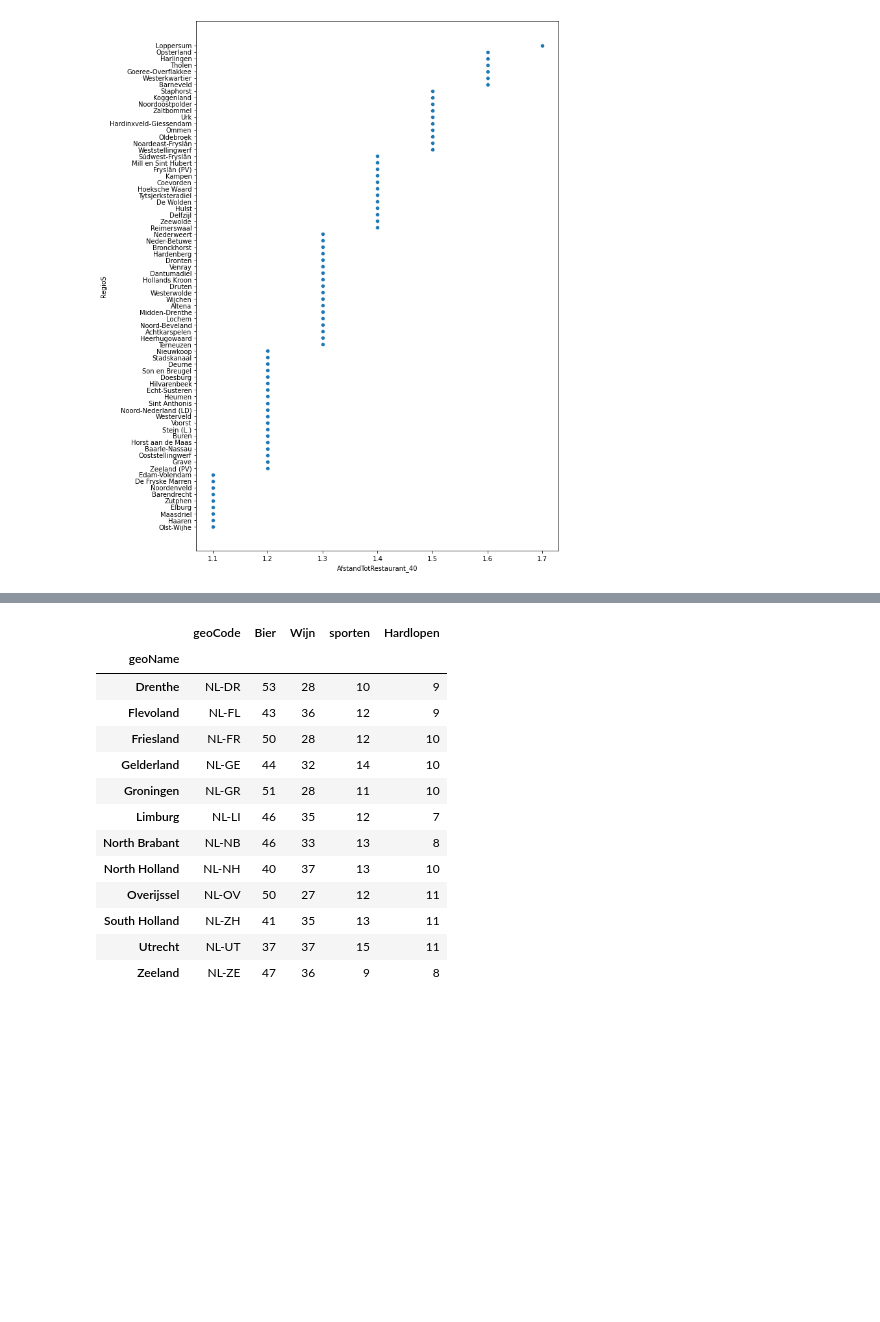
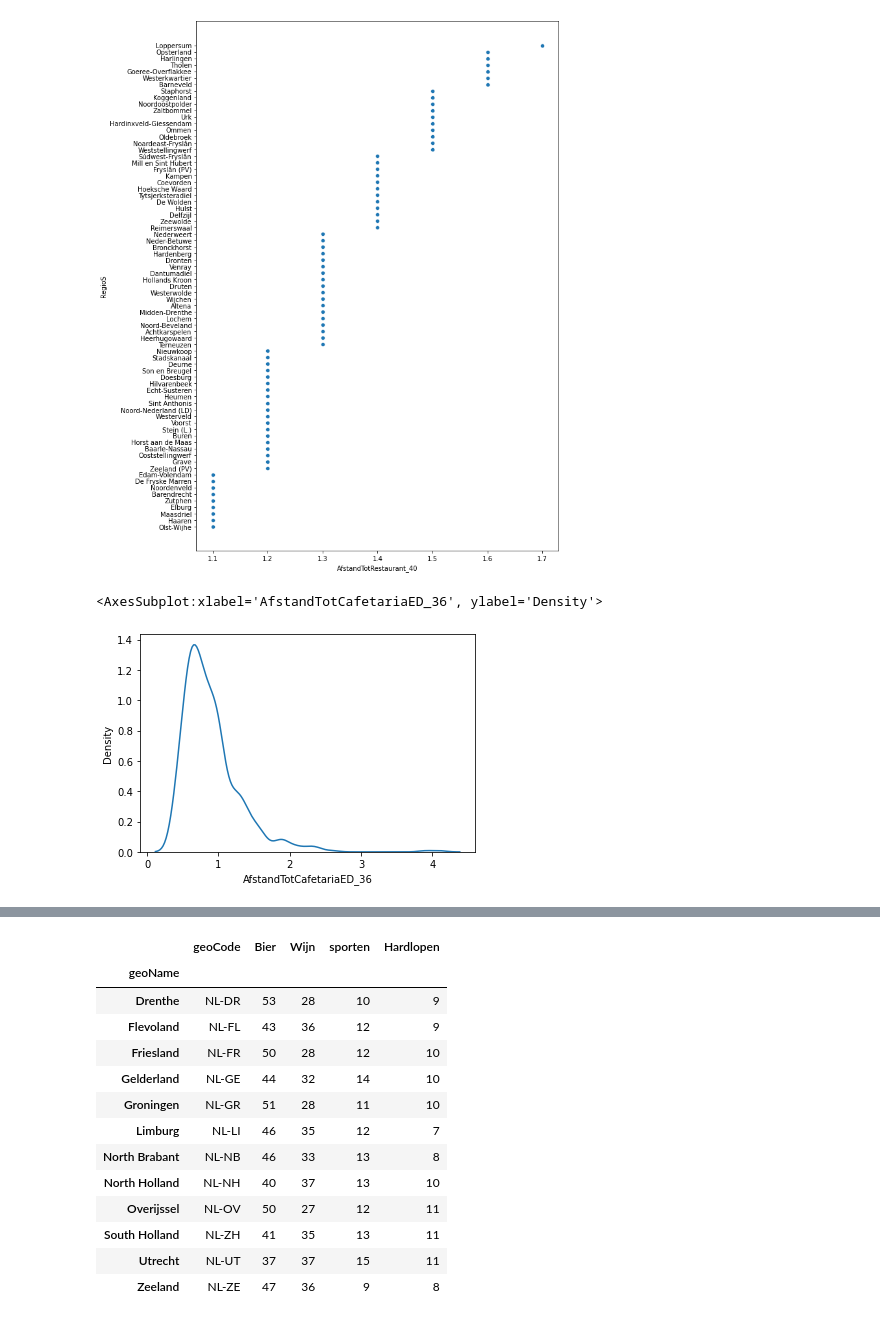
Before and after one commit to BB8-RIVM-2022/Algemeen-onderzoek, a Jupyter notebook: RVIM onderzoek .ipynb, the cells around one changed output, grey strips where cells are left out. Cells and saved outputs as stored; diff of their text form; code cells hidden in the pictures; blank space fills up the shorter version.

```diff
--- a/RVIM onderzoek .ipynb
+++ b/RVIM onderzoek .ipynb
@@ -200,3 +200,8 @@ ax=sns.scatterplot(new_data_sort['AfstandTotRestaurant_40'], new_data_sort['Regi
 plt.show()
 # %% [output]
 [figure]
+# %%
+sns.kdeplot(gezondhied_df.AfstandTotCafetariaED_36 )
+# %% [output]
+<AxesSubplot:xlabel='AfstandTotCafetariaED_36', ylabel='Density'>
+[figure, added]
```
Also changed, not shown: parts of 17 cells of this notebook.
